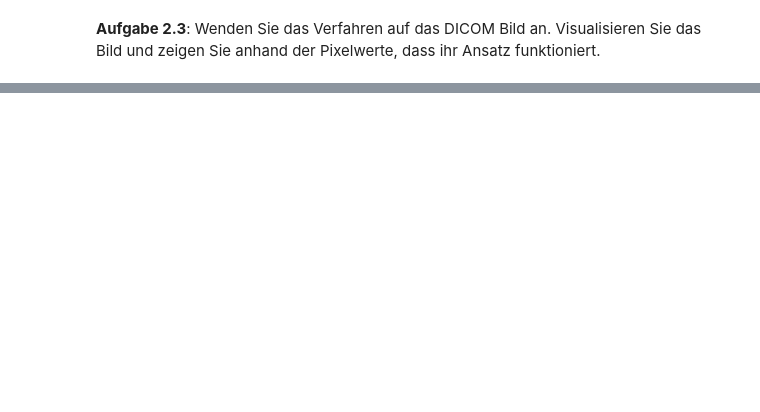
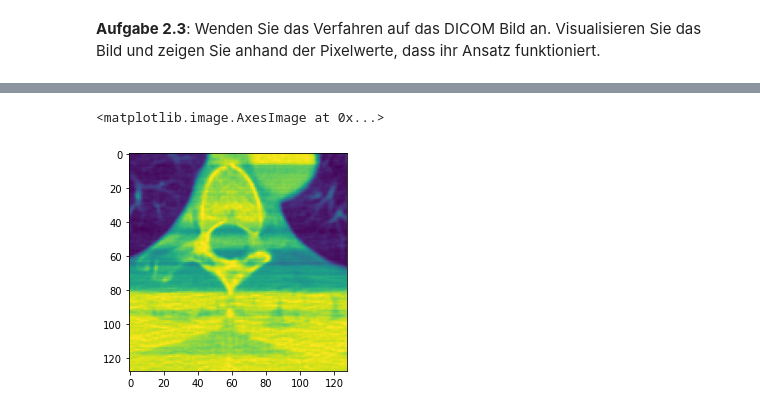
Before and after one commit to tolven/htw-gi-uebung, a Jupyter notebook: uebung1/EGI - Beleg 1.ipynb, the cells around one changed output, grey strips where cells are left out. Cells and saved outputs as stored; diff of their text form; code cells hidden in the pictures; blank space fills up the shorter version.

```diff
--- a/uebung1/EGI - Beleg 1.ipynb
+++ b/uebung1/EGI - Beleg 1.ipynb
@@ -133,16 +166,7 @@ print(bit)
 # %% [markdown]
 **Aufgabe 2.3**: Wenden Sie das Verfahren auf das DICOM Bild an. Visualisieren Sie das Bild und zeigen Sie anhand der Pixelwerte, dass ihr Ansatz funktioniert.
 # %%
-plt.imshow(im)
-
-oldIm = im
-
-def convertPicTo8Bit(array):
-    retArr = array
+def convertPicTo8Bit(retArr):
     for i in range(retArr.shape[0]):
         retArr[i] = convertTo8Bit(retArr[i])
-
-    return retArr
-
-im8bit = convertPicTo8Bit(im)
 # %%
@@ -149,0 +177,7 @@ plt.imshow(im8bit)
+# %%
+im8bit = im.copy()
+convertPicTo8Bit(im8bit)
+plt.imshow(im8bit)
+# %% [output]
+<matplotlib.image.AxesImage at 0x...>
+[figure, added]
```
Also changed, not shown: parts of 8 cells of this notebook.
